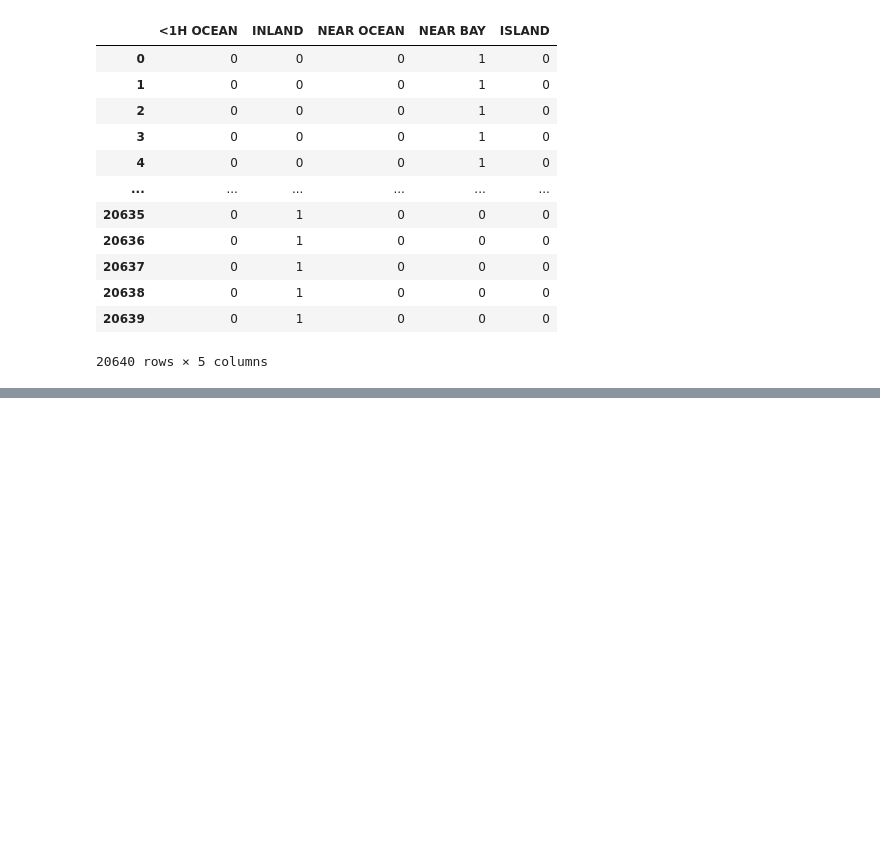
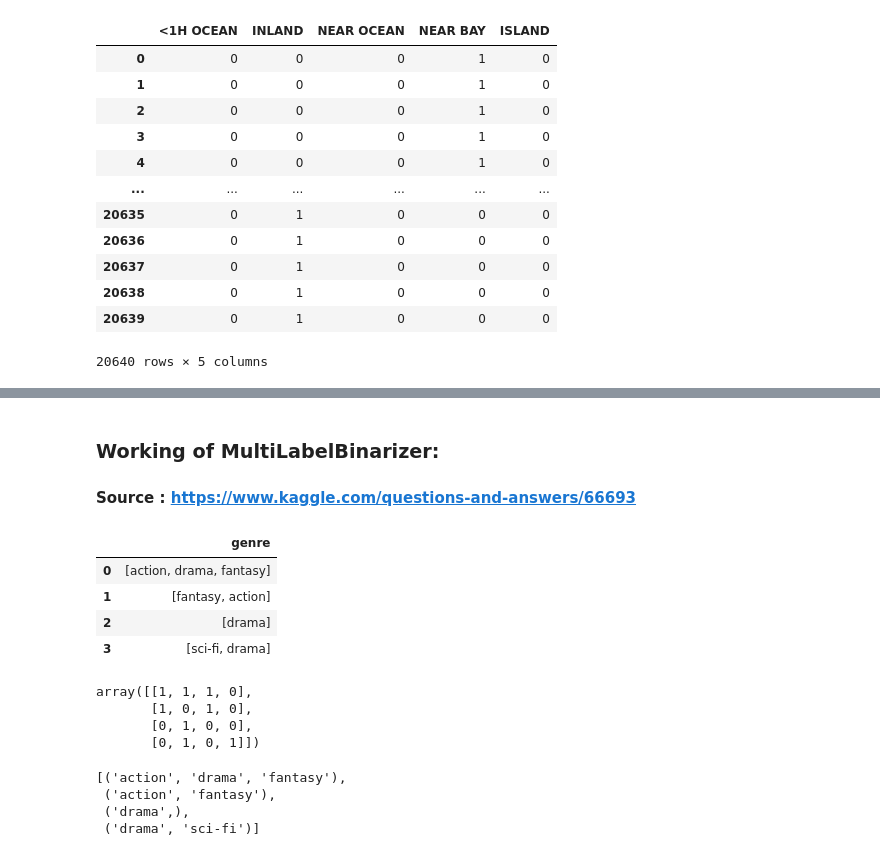
Before and after one commit to ahmadaking/Comparisons, a Jupyter notebook: Categorical_Variable_Encoding_Sklearn.ipynb, the cells around one changed output, grey strips where cells are left out. Saved outputs shown, nothing was run; the diff lists cells and outputs as text; code cells hidden in the pictures; blank space fills up the shorter version.

```diff
--- a/Categorical_Variable_Encoding_Sklearn.ipynb
+++ b/Categorical_Variable_Encoding_Sklearn.ipynb
@@ -245,3 +249,15 @@ df_LableBinerazier
 
 
 There are many other encoders suitable for different cases.
+# %% [markdown]
+### Working of MultiLabelBinarizer:
+#### Source : https://www.kaggle.com/questions-and-answers/66693
+# %%
+df_MLB = pd.DataFrame({"genre": [["action", "drama","fantasy"], ["fantasy","action"], ["drama"], ["sci-fi", "drama"]]})
+df_MLB
+# %% [output]
+|  | genre |
+| 0 | [action, drama, fantasy] |
+| 1 | [fantasy, action] |
+| 2 | [drama] |
+| 3 | [sci-fi, drama] |
@@ -247,0 +269,18 @@ There are many other encoders suitable for different cases.
+# %%
+#Encode the multilabel data in MLB Format
+genre_mlb = mlb.fit_transform(df_MLB['genre'])
+genre_mlb
+# %% [output]
+array([[1, 1, 1, 0],
+       [1, 0, 1, 0],
+       [0, 1, 0, 0],
+       [0, 1, 0, 1]])
+# %%
+# Retrieve the labels
+genre = mlb.inverse_transform(genre_mlb)
+genre
+# %% [output]
+[('action', 'drama', 'fantasy'),
+ ('action', 'fantasy'),
+ ('drama',),
+ ('drama', 'sci-fi')]
```
Also changed, not shown: parts of 8 cells of this notebook.
